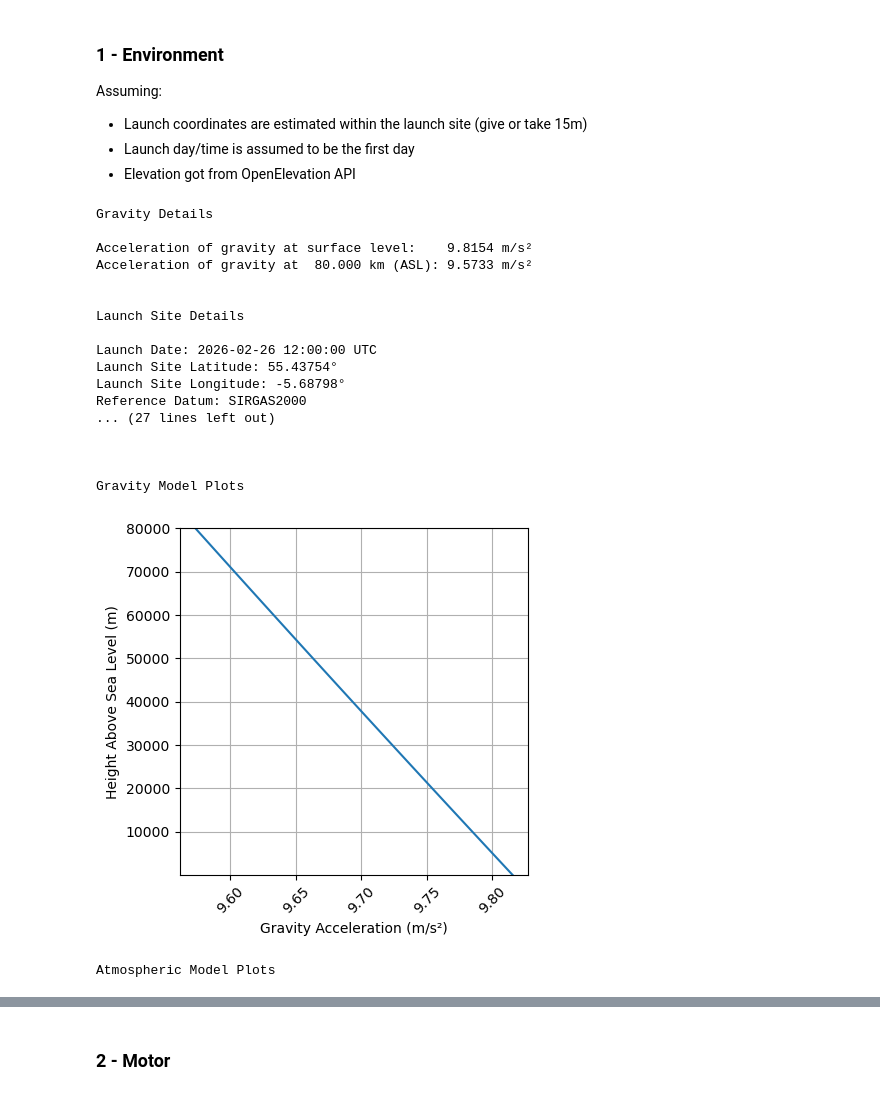
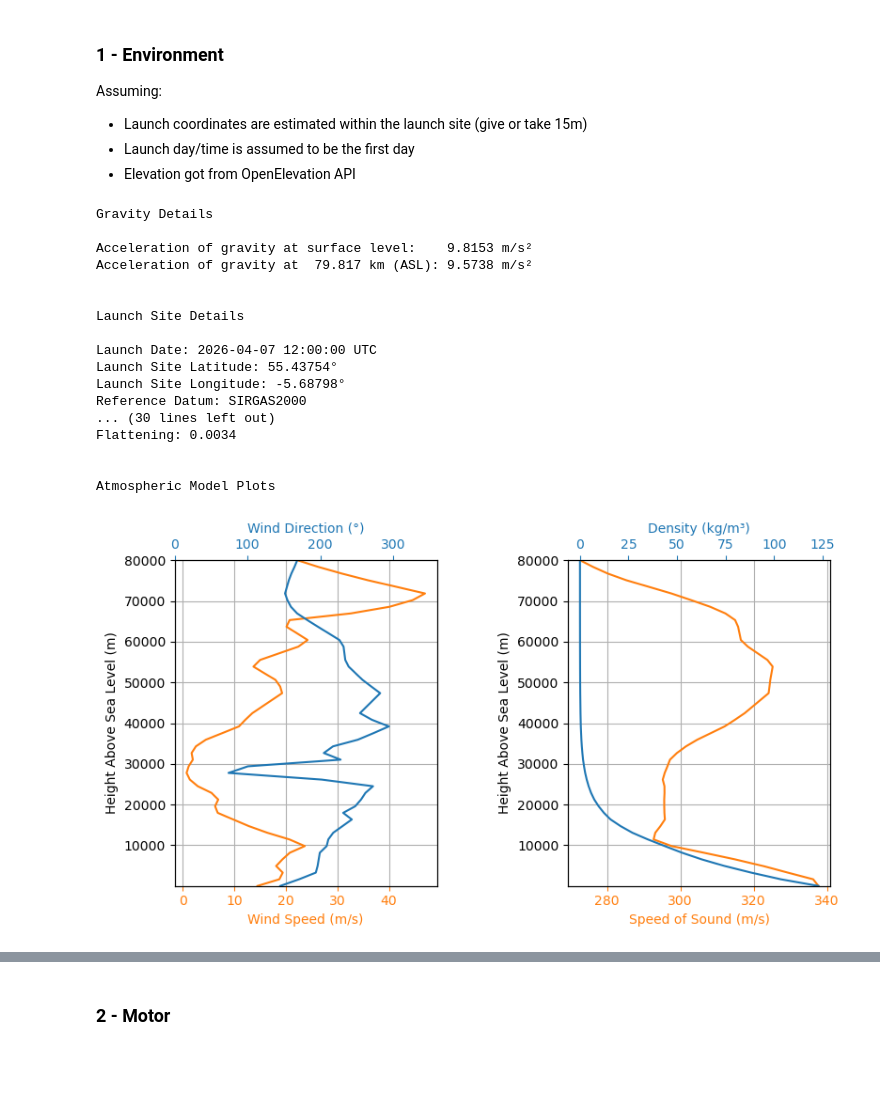
Before and after one commit to ULAS-HiPR/RocketPy, a Jupyter notebook: Mach26/Badhbh.ipynb, the cells around one changed output, grey strips where cells are left out. Drawn from its saved outputs; the diff is of its cells as text; code cells hidden in the pictures; blank space fills up the shorter version.

```diff
--- a/Mach26/Badhbh.ipynb
+++ b/Mach26/Badhbh.ipynb
@@ -16,33 +30,30 @@ Assuming:
 - Launch day/time is assumed to be the first day
 - Elevation got from OpenElevation API
 # %%
-env = Environment(
-    latitude=55.43753666449806,
-    longitude=-5.687982477918211,
-    date=(2026, 2, 26, 12 ),
-    elevation=13)
+env = Environment(latitude=55.43753666449806, longitude=-5.687982477918211, elevation=13)
 
-#env.set_atmospheric_model(type="Forecast", file="GFS")
-env.set_atmospheric_model(type="standard_atmosphere")
+tomorrow = datetime.date.today() + timedelta(days=1)
+env.set_date((tomorrow.year, tomorrow.month, tomorrow.day, 12))
 
-env.all_info()
+env.set_atmospheric_model(type="Forecast", file="GFS")
+
+env.info()
 # %% [output]
 Gravity Details
 
-Acceleration of gravity at surface level:    9.8154 m/s²
-Acceleration of gravity at  80.000 km (ASL): 9.5733 m/s²
+Acceleration of gravity at surface level:    9.8153 m/s²
+Acceleration of gravity at  79.817 km (ASL): 9.5738 m/s²
 
 
 Launch Site Details
 
-Launch Date: 2026-02-26 12:00:00 UTC
+Launch Date: 2026-04-07 12:00:00 UTC
 Launch Site Latitude: 55.43754°
 Launch Site Longitude: -5.68798°
 Reference Datum: SIRGAS2000
-... (27 lines left out)
+... (30 lines left out)
+Flattening: 0.0034
 
 
-
-Gravity Model Plots
+Atmospheric Model Plots
-[figure, old version]
+[figure, new version]
-Atmospheric Model Plots
```
Also changed, not shown: parts of 9 cells of this notebook, 7 other files.
